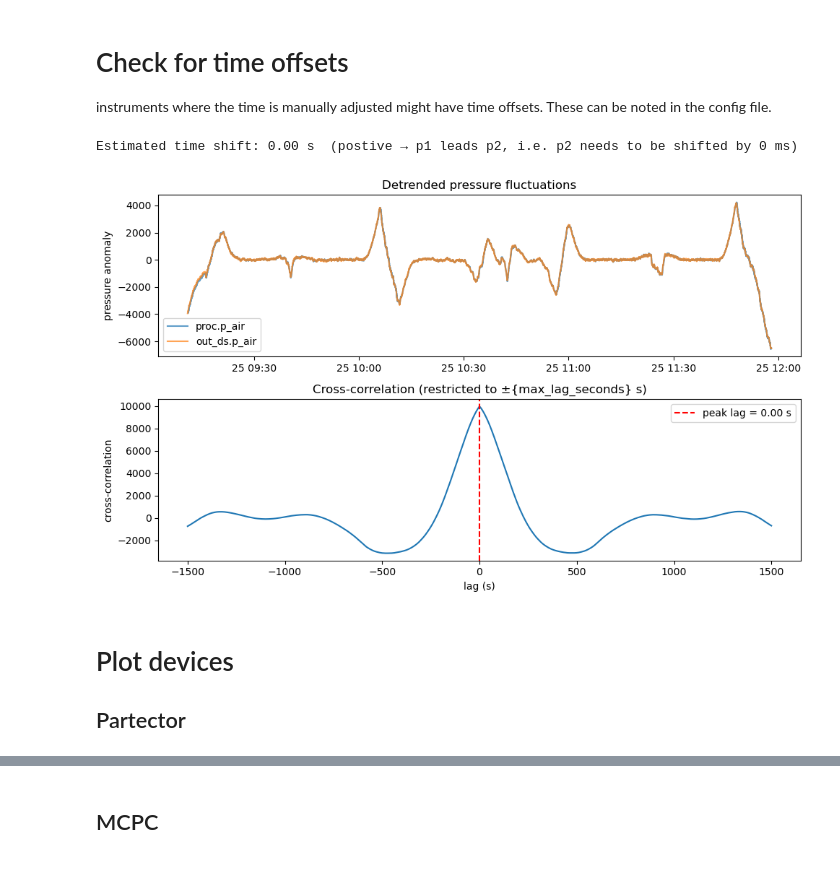
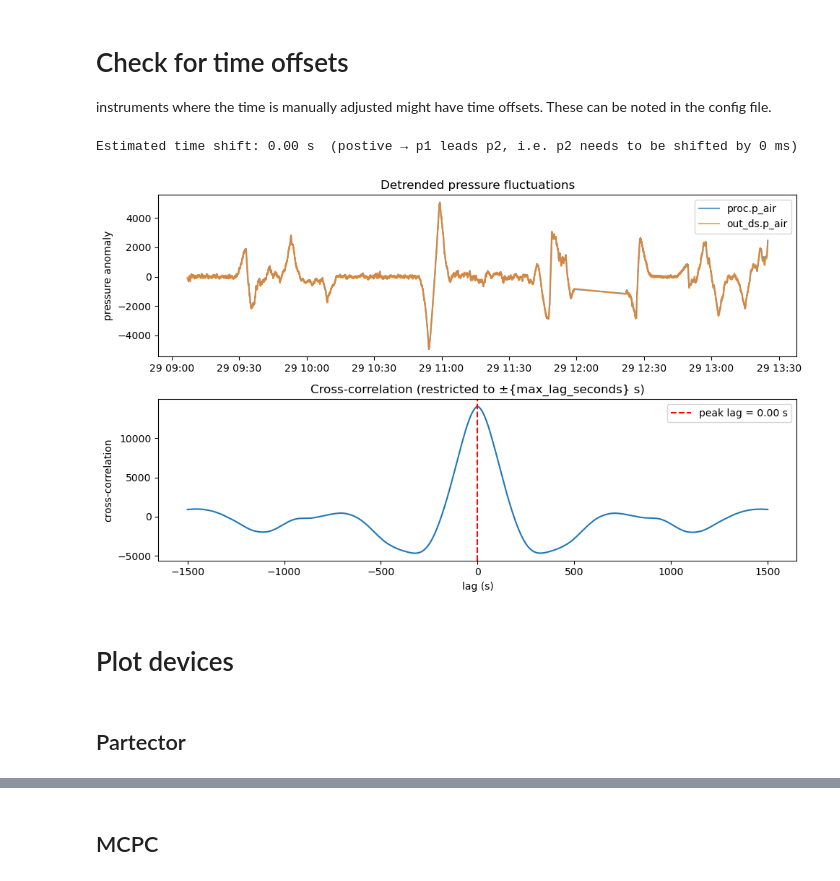
Before and after one commit to LauraKoehler/sanat_processing, a Jupyter notebook: notebooks/Manual_processing_steps_sanat.ipynb, the cells around one changed output, grey strips where cells are left out. Cells and saved outputs as stored; diff of their text form; code cells hidden in the pictures.

Commit message:
Include UHSAS and LI-COR and some calibration modification

```diff
--- a/notebooks/Manual_processing_steps_sanat.ipynb
+++ b/notebooks/Manual_processing_steps_sanat.ipynb
@@ -1140,7 +1307,7 @@ qi = np.array([])
 gammaout = np.array([])
 gammaret = np.array([])
 
-for flight in flights_with_tbird:
+for flight in flights_with_calibration:
     flight_date = str(config["flights"][flight]["date"]).replace("-","")
     fn_in = outdir_raw+"/"+campaign+"_"+flight_date+f"_RF{flight:02}_calibrated_raw_data.nc"
     data = xr.open_dataset(fn_in)
@@ -1222,7 +1391,7 @@ plt.ylabel(r"$q_\text{ref}$ (Pa)")
 # %% [markdown]
 ### alpha T-Bird
 # %%
-flights_with_calibration = [8, 9]
+flights_with_calibration = [11, 4]
 # %%
 # Only calibration segments (this is not used)
 pitch_all = np.array([])
@@ -1511,0 +1546,29 @@ Das ist der Einbaufehler zwischen Fünglochsonde und iNAT
+# %%
+calib_fn = f"{campaign_dir}/turbulence/fiveholeprobe_parameters_sanat.yaml"
+
+pf = "tbird"
+
+def set_alpha_params(m, c):
+    with open(calib_fn, "r") as f:
+        calib = yaml.safe_load(f)
+    calib[pf]["alpha"]["a0"] = float(c)
+    calib[pf]["alpha"]["a1_qratio"] = float(m)
+    with open(calib_fn, "w") as f:
+        yaml.dump(calib, f)
+
+def delete_output_files():
+    patterns = [
+        outdir_tb + f"/{campaign}_*_tbird_100Hz.nc",
+    ]
+    for pattern in patterns:
+        for fn in glob.glob(pattern):
+            os.remove(fn)
+#            print(f"Deleted: {fn}")
+
+def run_polair(config_file):
+    flights = "11 4 5 6"
+    for flight in flights.split():
+        subprocess.run(
+            f"polair tbird -f {flight} -c {config_file}",
+            shell=True, check=True
+        )
@@ -1740,13 +1935,13 @@ def check_time_shift(p1, p2, max_lag_seconds=60, plot=True):
 
     return best_lag
 # %%
-flight = 9
-pf = "mcpc"
+flight = 11
+pf = "uhsas"
 if pf == "partector_tbird":
     dev = "partector_dms_tbird"
 else:
     dev = pf
-config_file = "/Users/lakoeh001/AWI/Programmierung/bacsam2_processing/config_bacsam2.yaml"
+config_file = "/Users/lakoeh001/AWI/Programmierung/sanat_processing/config_sanat.yaml"
 # %%
 config = h.import_dictionary(config_file)
 outdir_totest = config["paths"]["outdirs"][pf]
@@ -1763,14 +1958,14 @@ fn = outdir_totest+"/"+campaign+"_"+flight_date+f"_RF{flight:02}_{pf}.nc"
 ref = xr.open_dataset(fn_ref)
 totest = xr.open_dataset(fn)
 # %%
-lag = check_time_shift(totest.p_amb, ref.p_air, max_lag_seconds=1500)
+lag = check_time_shift(totest.sel(time = slice(None,None)).p_amb.sel(time = slice(None,None)), ref.p_air, max_lag_seconds=1500)
 # %% [output]
 Estimated time shift: 0.00 s  (postive → p1 leads p2, i.e. p2 needs to be shifted by 0 ms)
-[figure, old version]
+[figure, new version]
 # %% [markdown]
 # Plot devices
-
-## Partector
+# %% [markdown]
+## Partector
 # %%
 # Partector
 fig, axs = plt.subplots(8,1,figsize=(12,15),sharex=True)
```
Also changed, not shown: parts of 134 cells of this notebook, 8 other files.
